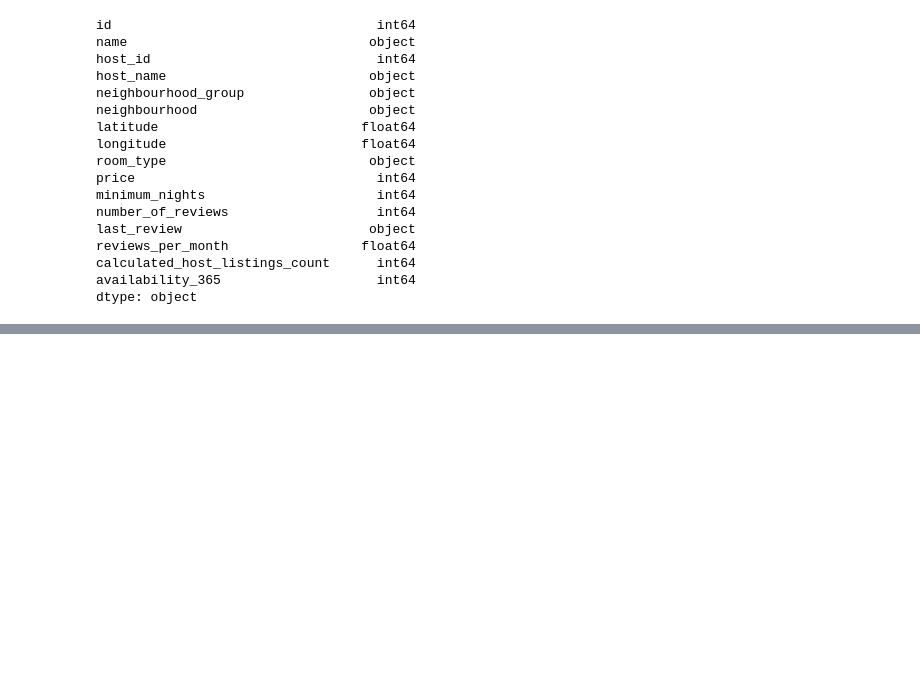
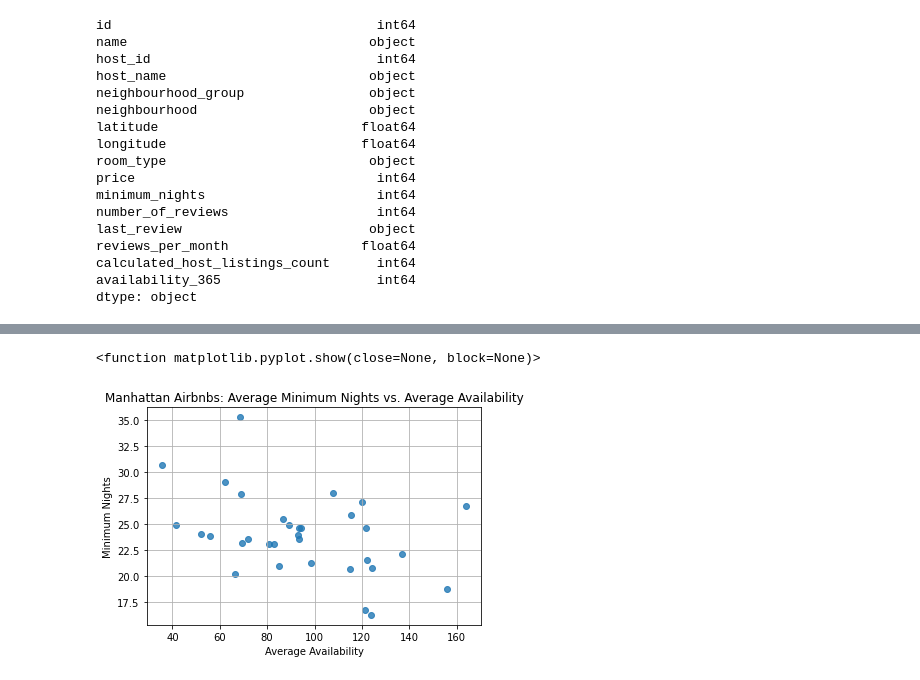
Before and after one commit to MWilliamsDP/ProjectOne, a Jupyter notebook: BookingsPy/Bookings.ipynb, the cells around one changed output, grey strips where cells are left out. Cells and saved outputs as stored; diff of their text form; code cells hidden in the pictures; blank space fills up the shorter version.

Commit message:
Final Project Edits

```diff
--- a/BookingsPy/Bookings.ipynb
+++ b/BookingsPy/Bookings.ipynb
@@ -96,0 +162,4 @@ dtype: object
+# %%
+airbnb_edit = airbnb_renamed[["name", "neighbourhood group", "neighbourhood", "minimum nights", "availability 365"]]
+
+airbnb_edit
@@ -96,0 +180,8 @@ dtype: object
+# %%
+airbnb_nbhd = airbnb_edit.groupby(["neighbourhood group", "neighbourhood"])
+
+airbnb_nbhd.head()
+
+sum_up = airbnb_nbhd.mean()
+
+sum_up.head()
@@ -96,0 +196,25 @@ dtype: object
+# %%
+target = "Manhattan"
+
+target_nbhd = sum_up.loc[target]
+# %%
+manhat_avail= target_nbhd["availability 365"]
+
+manhat_min= target_nbhd["minimum nights"]
+# %%
+plt.scatter(manhat_avail,
+            manhat_min,
+            linewidths = 1,
+            marker= "o",
+            alpha = 0.8,
+            label = "neighbourhood")
+
+plt.title("Manhattan Airbnbs: Average Minimum Nights vs. Average Availability")
+plt.ylabel("Minimum Nights")
+plt.xlabel("Average Availability")
+plt.grid(True)
+
+plt.show
+# %% [output]
+<function matplotlib.pyplot.show(close=None, block=None)>
+[figure, added]
```
Also changed, not shown: parts of 12 cells of this notebook.
